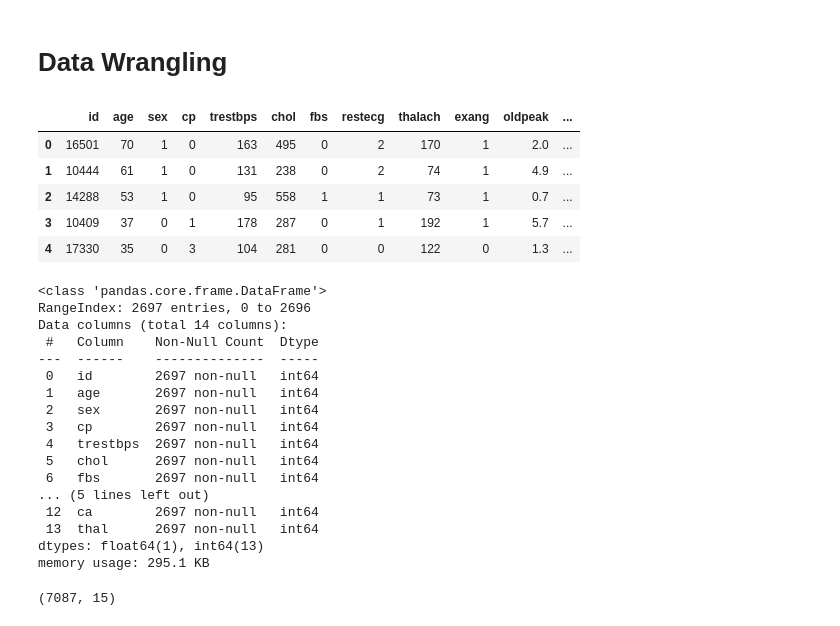
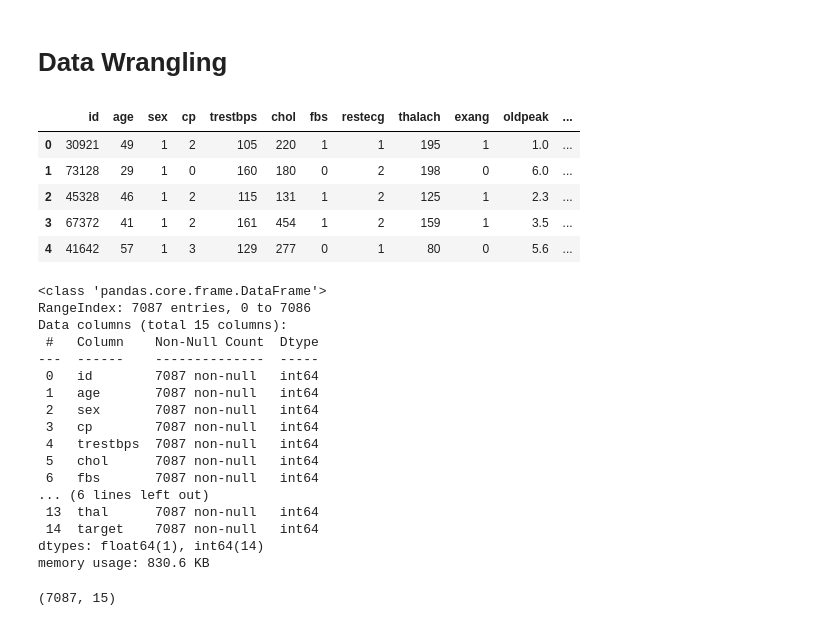
Before and after one commit to TimiCanvas/Heart-Disease-Prediction, a Jupyter notebook: heart_disease_prediction.ipynb, the cells around one changed output. Saved outputs shown, nothing was run; the diff lists cells and outputs as text; code cells hidden in the pictures.

```diff
--- a/heart_disease_prediction.ipynb
+++ b/heart_disease_prediction.ipynb
@@ -11,37 +9,37 @@ Matplotlib is building the font cache; this may take a moment.
 # Data Wrangling
 # %%
 # using pandas to read csv file
-df = pd.read_csv('Datasets\Test.csv')
+df = pd.read_csv('/content/sample_data/Train.csv')
 # this returns the first 5 rows of the dataset to have an overview
 df.head(5)
 # %% [output]
 |  | id | age | sex | cp | trestbps | chol | fbs | restecg | thalach | exang | oldpeak | ... |
-| 0 | 16501 | 70 | 1 | 0 | 163 | 495 | 0 | 2 | 170 | 1 | 2.0 | ... |
-| 1 | 10444 | 61 | 1 | 0 | 131 | 238 | 0 | 2 | 74 | 1 | 4.9 | ... |
-| 2 | 14288 | 53 | 1 | 0 | 95 | 558 | 1 | 1 | 73 | 1 | 0.7 | ... |
-| 3 | 10409 | 37 | 0 | 1 | 178 | 287 | 0 | 1 | 192 | 1 | 5.7 | ... |
-| 4 | 17330 | 35 | 0 | 3 | 104 | 281 | 0 | 0 | 122 | 0 | 1.3 | ... |
+| 0 | 30921 | 49 | 1 | 2 | 105 | 220 | 1 | 1 | 195 | 1 | 1.0 | ... |
+| 1 | 73128 | 29 | 1 | 0 | 160 | 180 | 0 | 2 | 198 | 0 | 6.0 | ... |
+| 2 | 45328 | 46 | 1 | 2 | 115 | 131 | 1 | 2 | 125 | 1 | 2.3 | ... |
+| 3 | 67372 | 41 | 1 | 2 | 161 | 454 | 1 | 2 | 159 | 1 | 3.5 | ... |
+| 4 | 41642 | 57 | 1 | 3 | 129 | 277 | 0 | 1 | 80 | 0 | 5.6 | ... |
 # %%
 # gets quick info about the data
 df.info()
 # %% [output]
 <class 'pandas.core.frame.DataFrame'>
-RangeIndex: 2697 entries, 0 to 2696
-Data columns (total 14 columns):
+RangeIndex: 7087 entries, 0 to 7086
+Data columns (total 15 columns):
  #   Column    Non-Null Count  Dtype
 ---  ------    --------------  -----
- 0   id        2697 non-null   int64
- 1   age       2697 non-null   int64
- 2   sex       2697 non-null   int64
- 3   cp        2697 non-null   int64
- 4   trestbps  2697 non-null   int64
- 5   chol      2697 non-null   int64
- 6   fbs       2697 non-null   int64
-... (5 lines left out)
- 12  ca        2697 non-null   int64
- 13  thal      2697 non-null   int64
-dtypes: float64(1), int64(13)
-memory usage: 295.1 KB
+ 0   id        7087 non-null   int64
+ 1   age       7087 non-null   int64
+ 2   sex       7087 non-null   int64
+ 3   cp        7087 non-null   int64
+ 4   trestbps  7087 non-null   int64
+ 5   chol      7087 non-null   int64
+ 6   fbs       7087 non-null   int64
+... (6 lines left out)
+ 13  thal      7087 non-null   int64
+ 14  target    7087 non-null   int64
+dtypes: float64(1), int64(14)
+memory usage: 830.6 KB
 # %%
 # data shape
 df.shape
```
Also changed, not shown: parts of 27 cells of this notebook.
